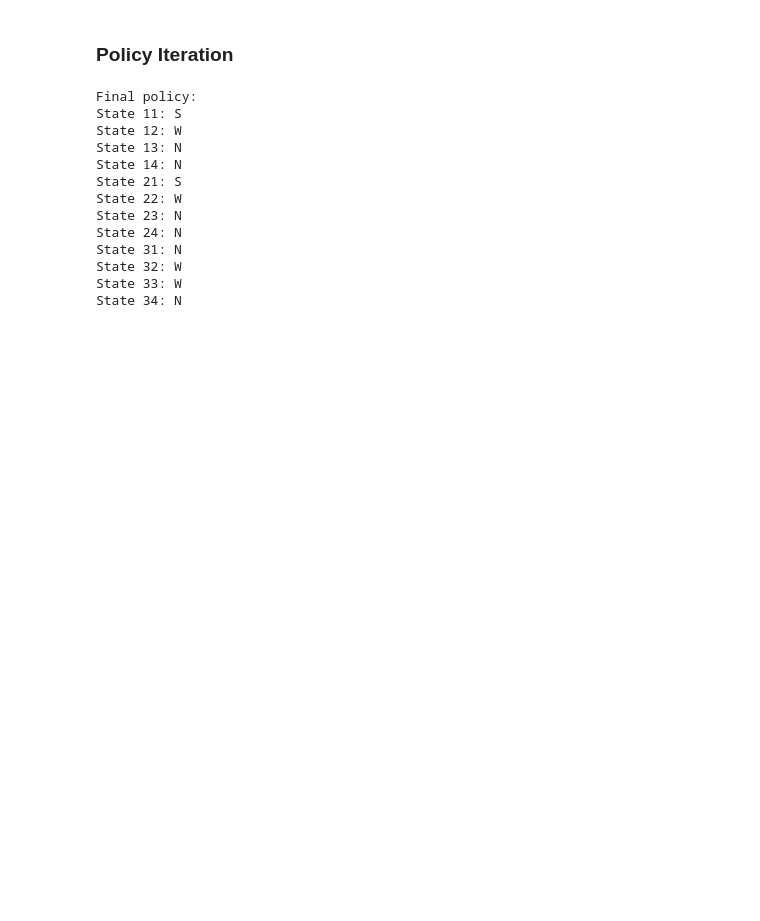
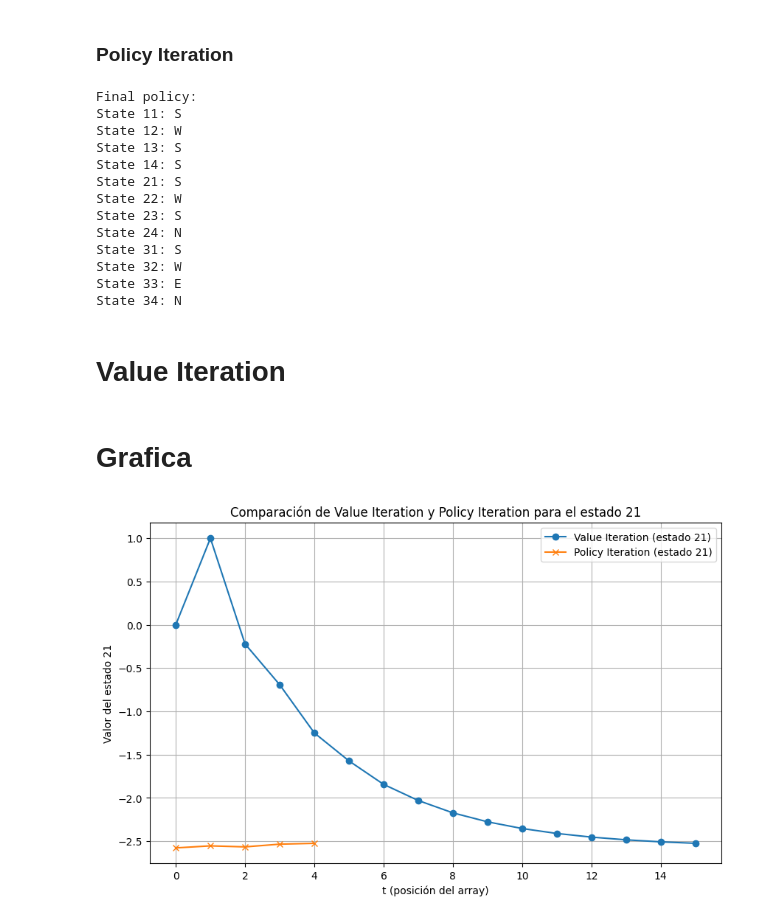
Before and after one commit to NicolasPereiro/IA, a Jupyter notebook: Practico5/volcano_crossing.ipynb, the cells around one changed output. Saved outputs shown, nothing was run; the diff lists cells and outputs as text; code cells hidden in the pictures; blank space fills up the shorter version.

```diff
--- a/Practico5/volcano_crossing.ipynb
+++ b/Practico5/volcano_crossing.ipynb
@@ -46,7 +46,7 @@ def run(policy) :
     U += reward
   return U
 # %%
-run(policies)
+run(policy_south)
 # %% [output]
 2
 # %% [markdown]
@@ -88,0 +83,3 @@ print(V)
+# %%
+V = policy_evaluation(policy_south, delta = 0.05, gamma = 0.999)
+print(V)
@@ -90,14 +89,3 @@ print(V)
 ### Policy Improvement
 # %%
 policies = { '11':'S', '12':'S', '13':'S', '14':'S', '21':'S', '22':'S', '23':'S', '24':'S', '31':'S', '32':'S', '33':'S', '34':'S' }
-# %%
-# Realizar un paso de policy improvement
-def policy_improvement(V,policies):
-    actions = ['N', 'S', 'E', 'W']
-    for s in env.observation_space:
-        q = {a: 0 for a in actions}
-        for a in actions:
-            for s_prime in env.P[s][a].keys():
-                q[a] += env.P[s][a][s_prime] * (env.R[s][a][s_prime] + 0.999 * V[s_prime])
-        policies[s] = max(q, key=q.get)
-    return policies
@@ -105,17 +116,19 @@ def policy_improvement(V,policies):
 ### Policy Iteration
 # %%
 # Realizar policy iteration y ver cuál es la mejor acción para cada estado
+
 from collections import defaultdict
-
+valuesPI = []
 policies = { '11':'S', '12':'S', '13':'S', '14':'S', '21':'S', '22':'S', '23':'S', '24':'S', '31':'S', '32':'S', '33':'S', '34':'S' }
 policies_eval_value = policy_evaluation(policies, delta = 0.05, gamma = 0.999)
 while True:
     new_pol = policy_improvement(V, policies)
     new_pol_eval_value = policy_evaluation(new_pol, delta = 0.05, gamma = 0.999)
-    if new_pol_eval_value == policies_eval_value:
+    if new_pol_eval_value == policies_eval_value: # pi == pi'
         break
     policies = new_pol.copy()
     policies_eval_value = new_pol_eval_value.copy()
+    valuesPI.append(policies_eval_value.copy())
 
 print("Final policy:")
 for s in policies.keys():
@@ -124,13 +137,15 @@ for s in policies.keys():
 Final policy:
 State 11: S
 State 12: W
-State 13: N
-State 14: N
+State 13: S
+State 14: S
 State 21: S
 State 22: W
-State 23: N
+State 23: S
 State 24: N
-State 31: N
+State 31: S
 State 32: W
-State 33: W
+State 33: E
 State 34: N
+# %% [markdown]
+# Value Iteration
@@ -136,0 +195,25 @@ State 34: N
+# %% [markdown]
+# Grafica
+# %%
+import matplotlib.pyplot as plt
+
+# Extraer los valores de las policies para el estado "21"
+values_21 = [v["21"] for v in values]
+valuesPI_21 = [v["21"] for v in valuesPI]
+
+# Crear el gráfico
+plt.figure(figsize=(10, 6))
+plt.plot(range(len(values_21)), values_21, label="Value Iteration (estado 21)", marker='o')
+plt.plot(range(len(valuesPI_21)), valuesPI_21, label="Policy Iteration (estado 21)", marker='x')
+
+# Configurar etiquetas y título
+plt.xlabel("t (posición del array)")
+plt.ylabel("Valor del estado 21")
+plt.title("Comparación de Value Iteration y Policy Iteration para el estado 21")
+plt.legend()
+plt.grid(True)
+
+# Mostrar el gráfico
+plt.show()
+# %% [output]
+[figure, added]
```
Also changed, not shown: parts of 7 cells of this notebook.
